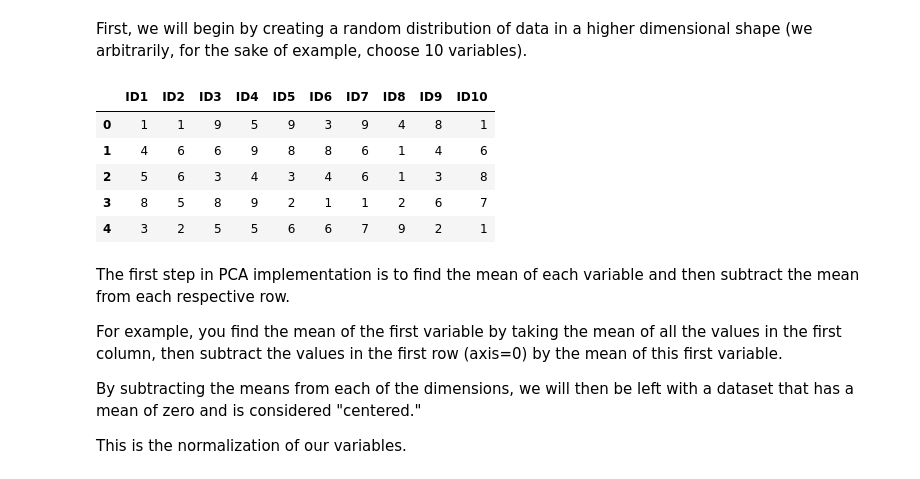
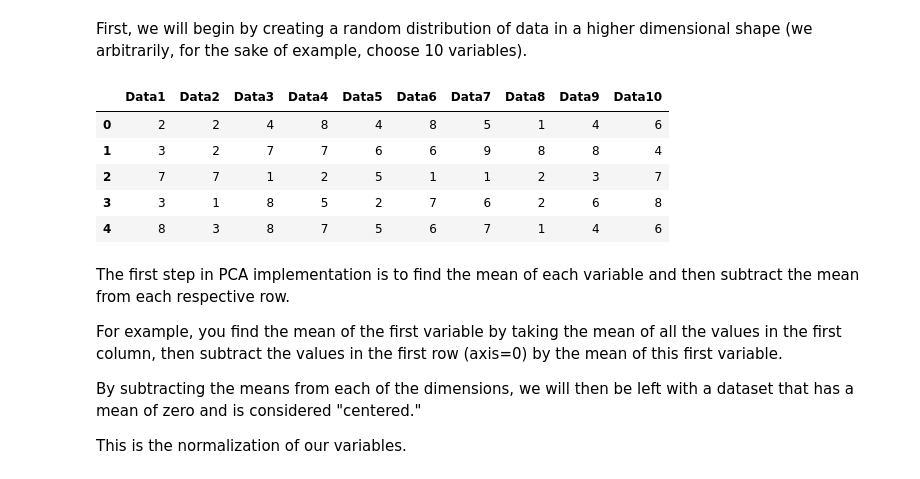
Before and after one commit to af3913/Ferrante_Moreira_Math_Project, a Jupyter notebook: PCA/PCA_Algorithm_v0.1.ipynb, the cells around one changed output. Saved outputs shown, nothing was run; the diff lists cells and outputs as text; code cells hidden in the pictures.

```diff
--- a/PCA/PCA_Algorithm_v0.1.ipynb
+++ b/PCA/PCA_Algorithm_v0.1.ipynb
@@ -73,17 +73,17 @@ First, we will begin by creating a random distribution of data in a higher dimen
 # %%
 #We will use this data as numpy array (from 1 to 10)
 data = np.random.randint(1, 10, 1000).reshape(100, 10)
 
 #To make it easier to visualize, let's put into a dataframe
-data_frame = pd.DataFrame(data, columns = ['ID1','ID2','ID3','ID4','ID5','ID6','ID7','ID8','ID9','ID10'])
+data_frame = pd.DataFrame(data, columns = ['Data1','Data2','Data3','Data4','Data5','Data6','Data7','Data8','Data9','Data10'])
 data_frame.head()
 # %% [output]
-|  | ID1 | ID2 | ID3 | ID4 | ID5 | ID6 | ID7 | ID8 | ID9 | ID10 |
-| 0 | 1 | 1 | 9 | 5 | 9 | 3 | 9 | 4 | 8 | 1 |
-| 1 | 4 | 6 | 6 | 9 | 8 | 8 | 6 | 1 | 4 | 6 |
-| 2 | 5 | 6 | 3 | 4 | 3 | 4 | 6 | 1 | 3 | 8 |
-| 3 | 8 | 5 | 8 | 9 | 2 | 1 | 1 | 2 | 6 | 7 |
-| 4 | 3 | 2 | 5 | 5 | 6 | 6 | 7 | 9 | 2 | 1 |
+|  | Data1 | Data2 | Data3 | Data4 | Data5 | Data6 | Data7 | Data8 | Data9 | Data10 |
+| 0 | 2 | 2 | 4 | 8 | 4 | 8 | 5 | 1 | 4 | 6 |
+| 1 | 3 | 2 | 7 | 7 | 6 | 6 | 9 | 8 | 8 | 4 |
+| 2 | 7 | 7 | 1 | 2 | 5 | 1 | 1 | 2 | 3 | 7 |
+| 3 | 3 | 1 | 8 | 5 | 2 | 7 | 6 | 2 | 6 | 8 |
+| 4 | 8 | 3 | 8 | 7 | 5 | 6 | 7 | 1 | 4 | 6 |
 # %% [markdown]
 The first step in PCA implementation is to find the mean of each variable and then subtract the mean from each respective row.
 
```
Also changed, not shown: parts of 17 cells of this notebook.
